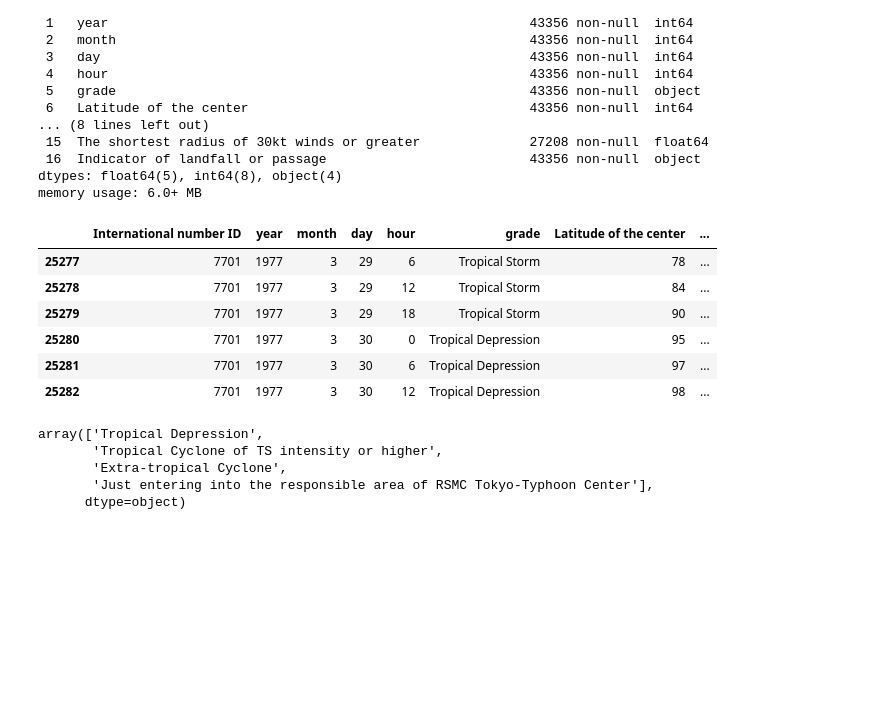
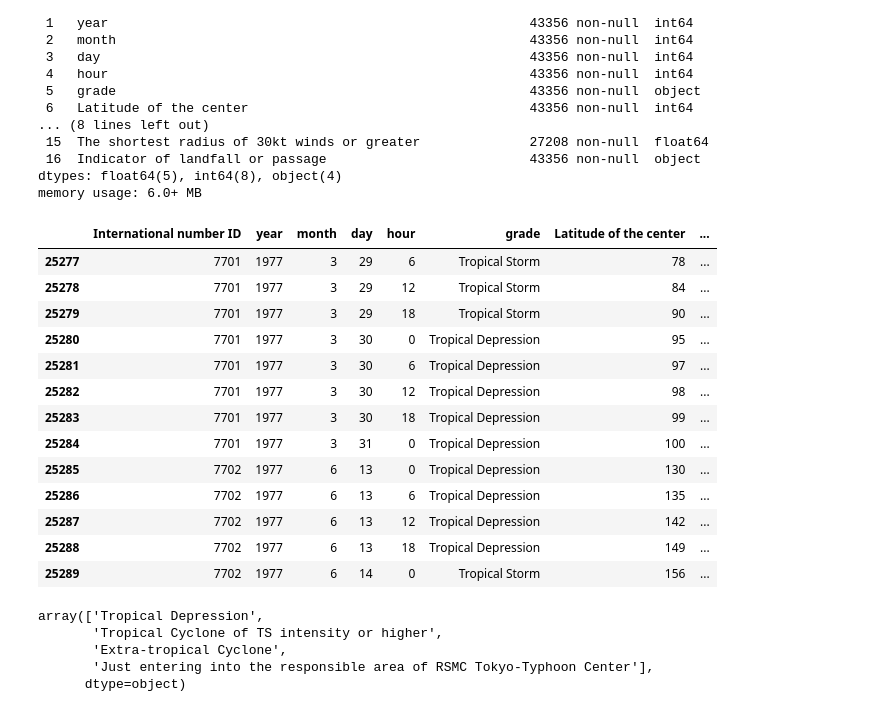
Before and after one commit to akashkumar23/Application-of-AI-ML-Algorithms-in-Tropical-Cyclone-Forecasting, a Jupyter notebook: Time_series_Analysis.ipynb, the cells around one changed output. Saved outputs shown, nothing was run; the diff lists cells and outputs as text; code cells hidden in the pictures; blank space fills up the shorter version.

```diff
--- a/Time_series_Analysis.ipynb
+++ b/Time_series_Analysis.ipynb
@@ -114,15 +106,22 @@ Data columns (total 17 columns):
 dtypes: float64(5), int64(8), object(4)
 memory usage: 6.0+ MB
 # %%
-data[25277:25283]
+data[25277:25281]
 # %% [output]
 |  | International number ID | year | month | day | hour | grade | Latitude of the center | ... |
 | 25277 | 7701 | 1977 | 3 | 29 | 6 | Tropical Storm | 78 | ... |
 | 25278 | 7701 | 1977 | 3 | 29 | 12 | Tropical Storm | 84 | ... |
 | 25279 | 7701 | 1977 | 3 | 29 | 18 | Tropical Storm | 90 | ... |
 | 25280 | 7701 | 1977 | 3 | 30 | 0 | Tropical Depression | 95 | ... |
 | 25281 | 7701 | 1977 | 3 | 30 | 6 | Tropical Depression | 97 | ... |
 | 25282 | 7701 | 1977 | 3 | 30 | 12 | Tropical Depression | 98 | ... |
+| 25283 | 7701 | 1977 | 3 | 30 | 18 | Tropical Depression | 99 | ... |
+| 25284 | 7701 | 1977 | 3 | 31 | 0 | Tropical Depression | 100 | ... |
+| 25285 | 7702 | 1977 | 6 | 13 | 0 | Tropical Depression | 130 | ... |
+| 25286 | 7702 | 1977 | 6 | 13 | 6 | Tropical Depression | 135 | ... |
+| 25287 | 7702 | 1977 | 6 | 13 | 12 | Tropical Depression | 142 | ... |
+| 25288 | 7702 | 1977 | 6 | 13 | 18 | Tropical Depression | 149 | ... |
+| 25289 | 7702 | 1977 | 6 | 14 | 0 | Tropical Storm | 156 | ... |
 # %%
 data[data["Direction of the longest radius of 50kt winds or greater"].isna()]["grade"].unique()
 # %% [output]
```
Also changed, not shown: parts of 7 cells of this notebook.
